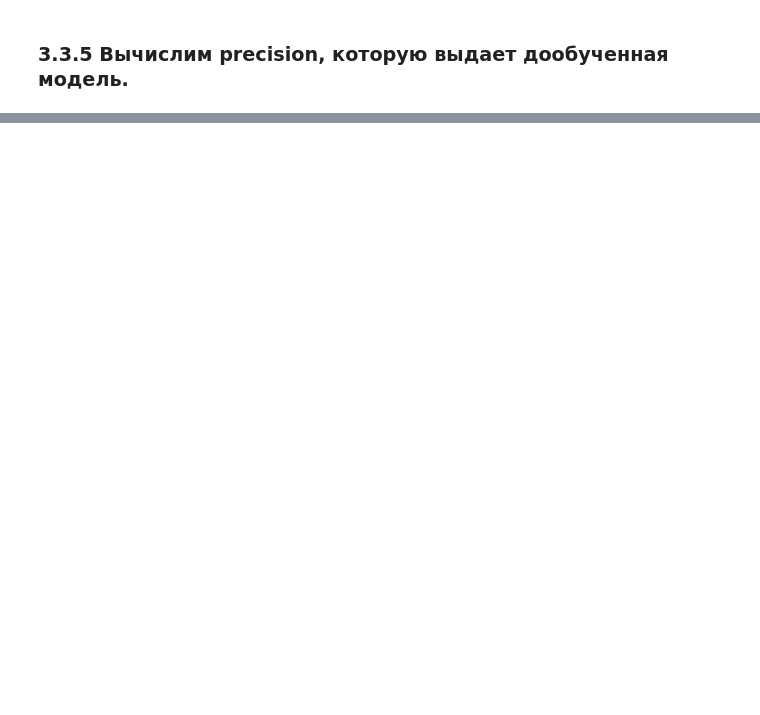
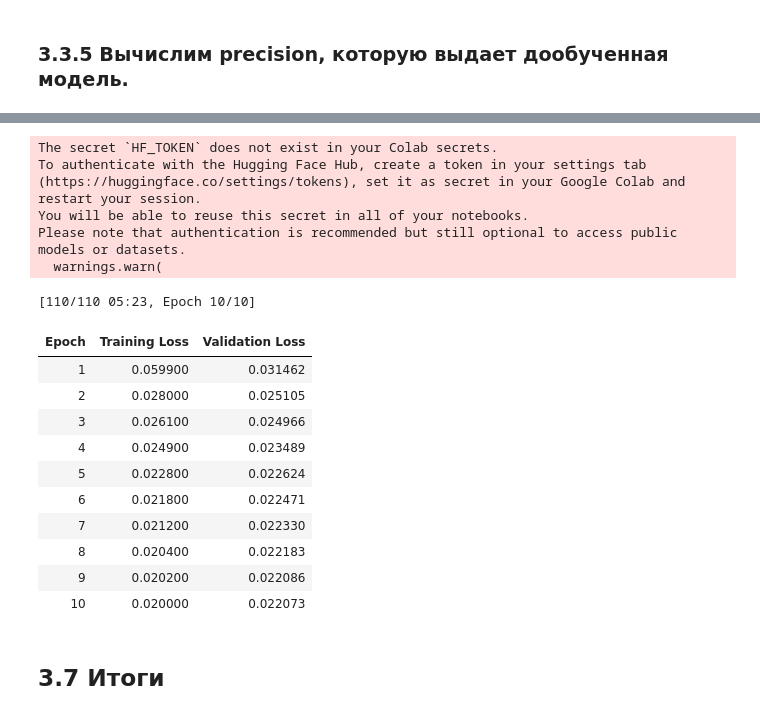
Before and after one commit to vtaranov/CY2, a Jupyter notebook: 3___transfer_learning.ipynb, the cells around one changed output, grey strips where cells are left out. Cells and saved outputs as stored; diff of their text form; code cells hidden in the pictures; blank space fills up the shorter version.

```diff
--- a/3___transfer_learning.ipynb
+++ b/3___transfer_learning.ipynb
@@ -520,0 +477,2 @@ paraphrase-multilingual-mpnet-base-v2-finetuned: 0.773
+# %%
+all_train_results = load_all_train_results()
@@ -520,0 +481,21 @@ paraphrase-multilingual-mpnet-base-v2-finetuned: 0.773
+# %%
+MODEL_PATH = 'sentence-transformers/all-MiniLM-L6-v2'
+all_train_results[MODEL_PATH] = train_and_measure(MODEL_PATH)
+# %% [output]
+The secret `HF_TOKEN` does not exist in your Colab secrets.
+To authenticate with the Hugging Face Hub, create a token in your settings tab (https://huggingface.co/settings/tokens), set it as secret in your Google Colab and restart your session.
+You will be able to reuse this secret in all of your notebooks.
+Please note that authentication is recommended but still optional to access public models or datasets.
+  warnings.warn(
+[110/110 05:23, Epoch 10/10]
+| Epoch | Training Loss | Validation Loss |
+| 1 | 0.059900 | 0.031462 |
+| 2 | 0.028000 | 0.025105 |
+| 3 | 0.026100 | 0.024966 |
+| 4 | 0.024900 | 0.023489 |
+| 5 | 0.022800 | 0.022624 |
+| 6 | 0.021800 | 0.022471 |
+| 7 | 0.021200 | 0.022330 |
+| 8 | 0.020400 | 0.022183 |
+| 9 | 0.020200 | 0.022086 |
+| 10 | 0.020000 | 0.022073 |
@@ -520,0 +504,2 @@ paraphrase-multilingual-mpnet-base-v2-finetuned: 0.773
+# %% [markdown]
+## 3.7 Итоги
```
Also changed, not shown: parts of 49 cells of this notebook, 1 other file.
